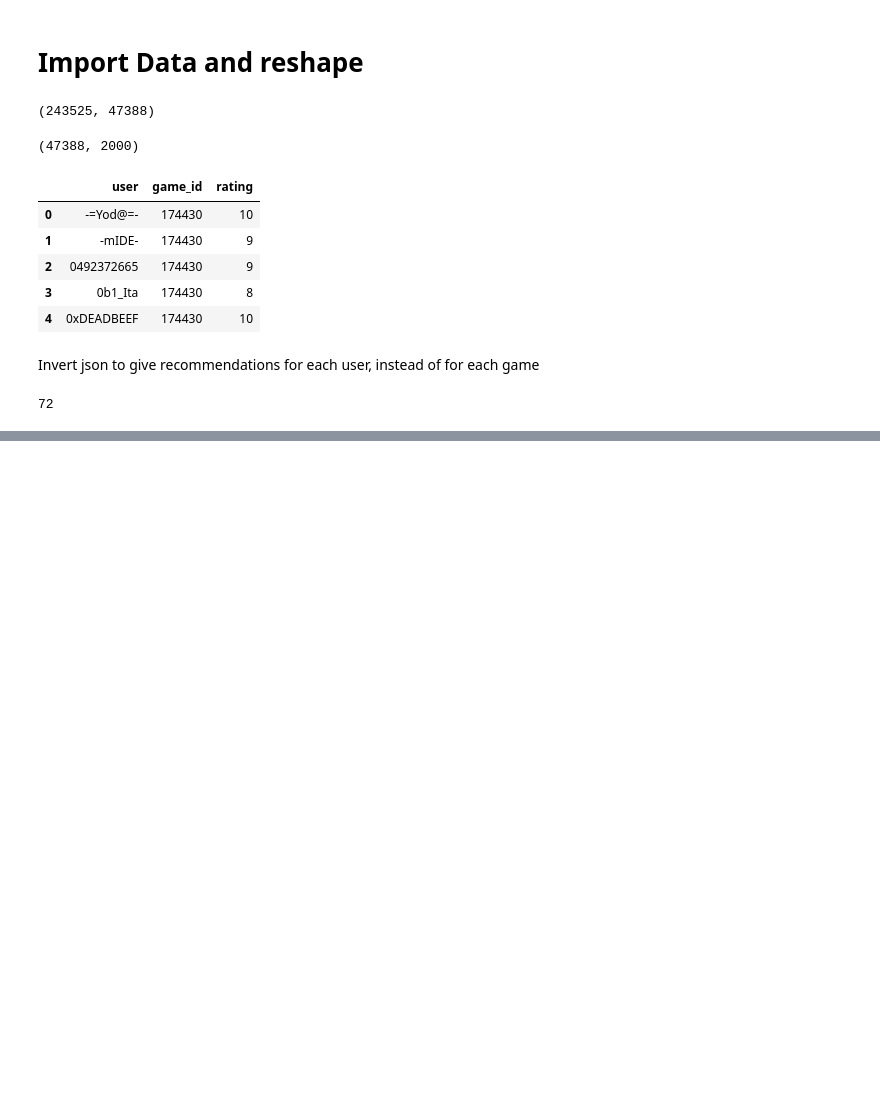
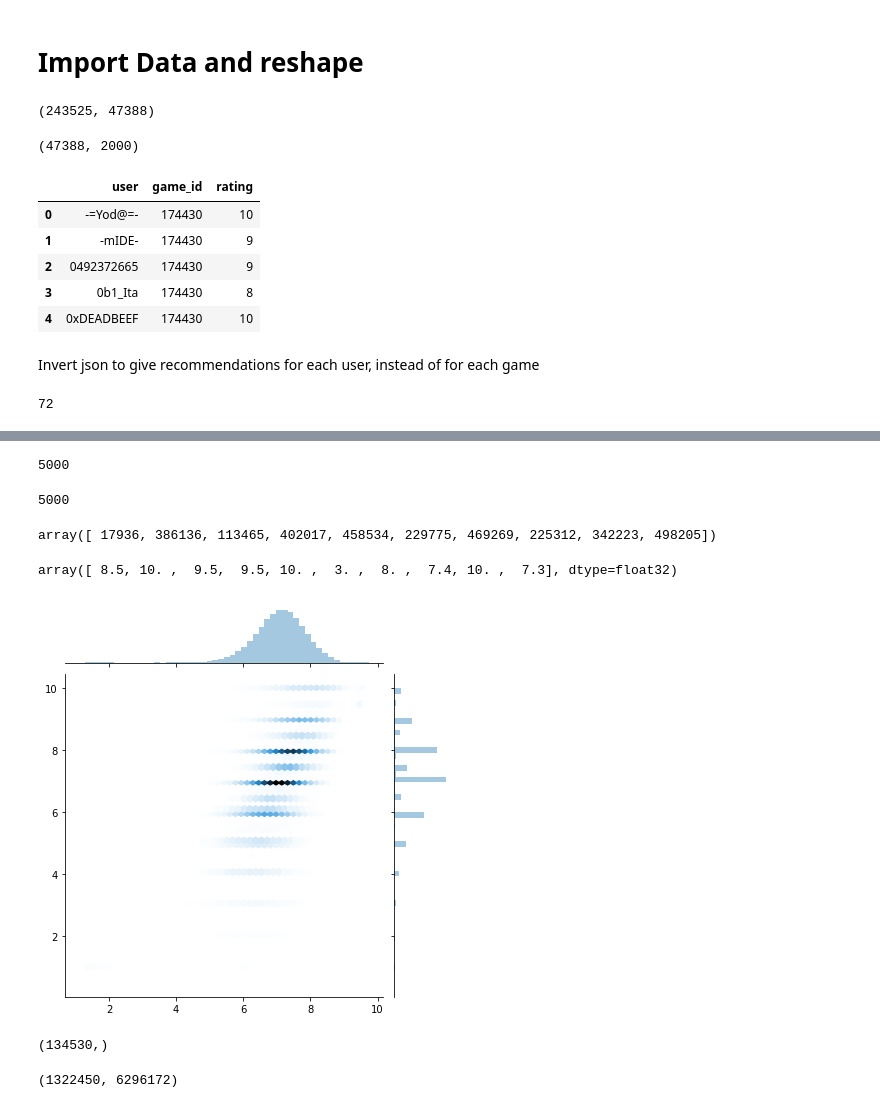
Before and after one commit to MichoelSnow/bgg, a Jupyter notebook: notebooks/recommender_system.ipynb, the cells around one changed output, grey strips where cells are left out. Cells and saved outputs as stored; diff of their text form; code cells hidden in the pictures; blank space fills up the shorter version.

Commit message:
added fastai learning

```diff
--- a/notebooks/recommender_system.ipynb
+++ b/notebooks/recommender_system.ipynb
@@ -79,0 +114,11 @@ df.loc['protect3f'].notnull().sum()
+# %%
+val_idxs = get_cv_idxs(len(df_melt_small))
+wd=2e-4
+n_factors = 50
+# %%
+path = '../data/'
+cf = CollabFilterDataset.from_data_frame(path, df_melt_small, 'user', 'game_id', 'rating')
+# from_csv(path, 'user_ratings_gt50_melt.csv', 'user', 'game_id', 'rating')
+learn = cf.get_learner(n_factors, val_idxs, 64, opt_fn=optim.Adam)
+# %%
+learn.fit(1e-2, 2, wds=wd, cycle_len=1, cycle_mult=2)
@@ -79,0 +132,2 @@ df.loc['protect3f'].notnull().sum()
+# %%
+preds = learn.predict()
@@ -79,0 +210,16 @@ df.loc['protect3f'].notnull().sum()
+# %%
+len(set(bb[0]))
+# %% [output]
+5000
+# %%
+df_melt_small.loc[val_idxs,'user'].nunique()
+# %% [output]
+5000
+# %%
+val_idxs[:10]
+# %% [output]
+array([ 17936, 386136, 113465, 402017, 458534, 229775, 469269, 225312, 342223, 498205])
+# %%
+aa[:10]
+# %% [output]
+array([ 8.5, 10. ,  9.5,  9.5, 10. ,  3. ,  8. ,  7.4, 10. ,  7.3], dtype=float32)
@@ -79,0 +228,5 @@ df.loc['protect3f'].notnull().sum()
+# %%
+y=learn.data.val_y
+sns.jointplot(preds, y, kind='hex', stat_func=None);
+# %% [output]
+[figure, added]
@@ -79,0 +235,11 @@ df.loc['protect3f'].notnull().sum()
+# %%
+preds.shape
+# %% [output]
+(134530,)
+# %%
+user_ct = 10**4
+random_users = np.random.choice(users, user_ct, False)
+df_melt_med = df_melt.loc[df_melt.user.isin(random_users),:].copy()
+df_melt_med.shape[0], df_melt.shape[0]
+# %% [output]
+(1322450, 6296172)
```
Also changed, not shown: parts of 20 cells of this notebook.
